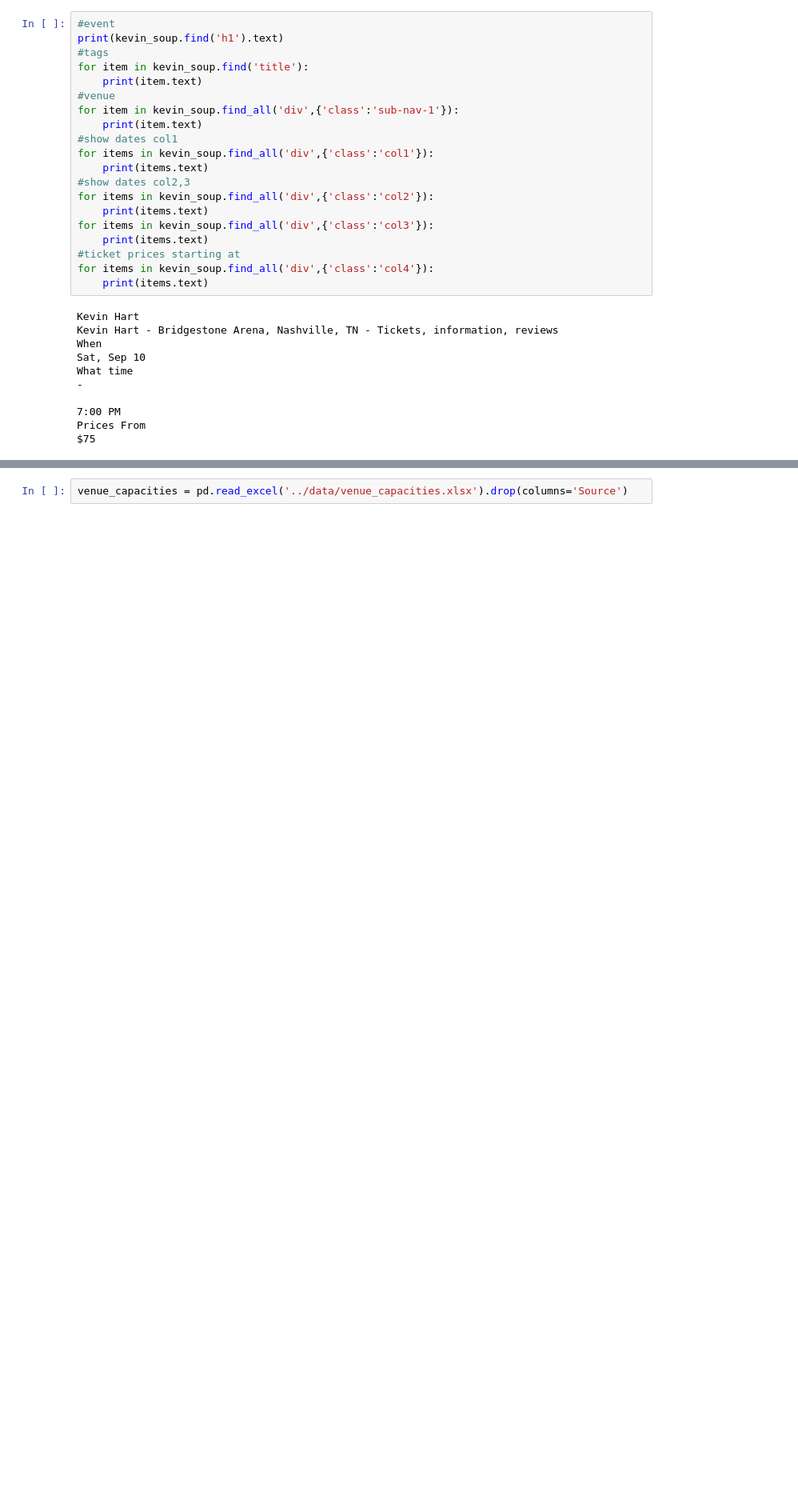
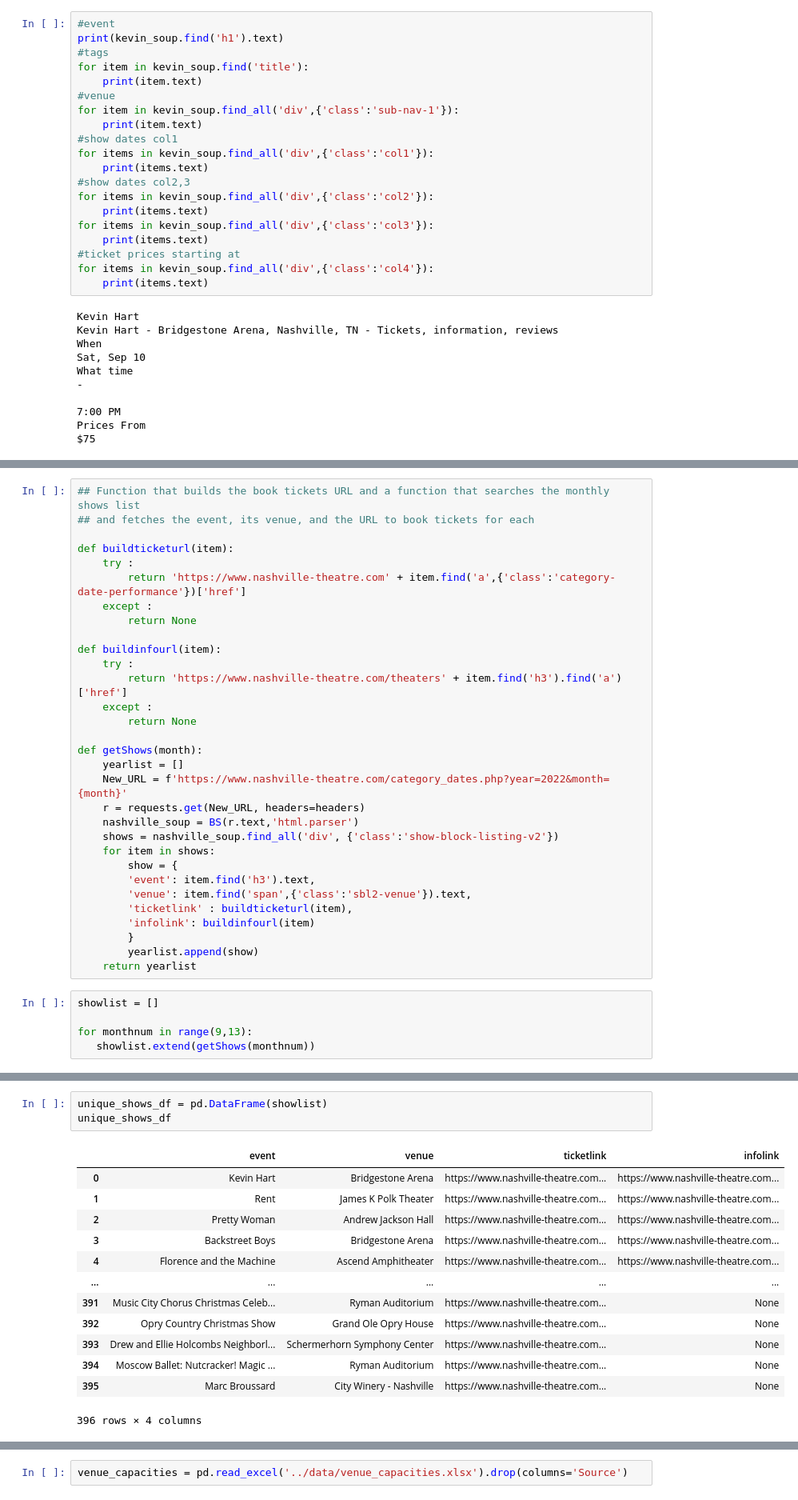
Before and after one commit to michaelcnorman/DDA7-Capstone-Michael, a Jupyter notebook: notebooks/Webscraping events.ipynb, the cells around one changed output, grey strips where cells are left out. Shown at 80% size. Saved outputs shown, nothing was run; the diff lists cells and outputs as text; blank space fills up the shorter version.

```diff
--- a/notebooks/Webscraping events.ipynb
+++ b/notebooks/Webscraping events.ipynb
@@ -520,0 +409,36 @@ most_popular_events
+# %%
+## Function that builds the book tickets URL and a function that searches the monthly shows list
+## and fetches the event, its venue, and the URL to book tickets for each
+
+def buildticketurl(item):
+    try :
+        return 'https://www.nashville-theatre.com' + item.find('a',{'class':'category-date-performance'})['href']
+    except :
+        return None
+
+def buildinfourl(item):
+    try :
+        return 'https://www.nashville-theatre.com/theaters' + item.find('h3').find('a')['href']
+    except :
+        return None
+
+def getShows(month):
+    yearlist = []
+    New_URL = f'https://www.nashville-theatre.com/category_dates.php?year=2022&month={month}'
+    r = requests.get(New_URL, headers=headers)
+    nashville_soup = BS(r.text,'html.parser')
+    shows = nashville_soup.find_all('div', {'class':'show-block-listing-v2'})
+    for item in shows:
+        show = {
+        'event': item.find('h3').text,
+        'venue': item.find('span',{'class':'sbl2-venue'}).text,
+        'ticketlink' : buildticketurl(item),
+        'infolink': buildinfourl(item)
+        }
+        yearlist.append(show)
+    return yearlist
+# %%
+showlist = []
+
+for monthnum in range(9,13):
+   showlist.extend(getShows(monthnum))
@@ -520,0 +465,17 @@ most_popular_events
+# %%
+unique_shows_df = pd.DataFrame(showlist)
+unique_shows_df
+# %% [output]
+|  | event | venue | ticketlink | infolink |
+| 0 | Kevin Hart | Bridgestone Arena | https://www.nashville-theatre.com... | https://www.nashville-theatre.com... |
+| 1 | Rent | James K Polk Theater | https://www.nashville-theatre.com... | https://www.nashville-theatre.com... |
+| 2 | Pretty Woman | Andrew Jackson Hall | https://www.nashville-theatre.com... | https://www.nashville-theatre.com... |
+| 3 | Backstreet Boys | Bridgestone Arena | https://www.nashville-theatre.com... | https://www.nashville-theatre.com... |
+| 4 | Florence and the Machine | Ascend Amphitheater | https://www.nashville-theatre.com... | https://www.nashville-theatre.com... |
+| ... | ... | ... | ... | ... |
+| 391 | Music City Chorus Christmas Celeb... | Ryman Auditorium | https://www.nashville-theatre.com... | None |
+| 392 | Opry Country Christmas Show | Grand Ole Opry House | https://www.nashville-theatre.com... | None |
+| 393 | Drew and Ellie Holcombs Neighborl... | Schermerhorn Symphony Center | https://www.nashville-theatre.com... | None |
+| 394 | Moscow Ballet: Nutcracker! Magic ... | Ryman Auditorium | https://www.nashville-theatre.com... | None |
+| 395 | Marc Broussard | City Winery - Nashville | https://www.nashville-theatre.com... | None |
+396 rows × 4 columns
```
Also changed, not shown: parts of 35 cells of this notebook, 3 other files.
